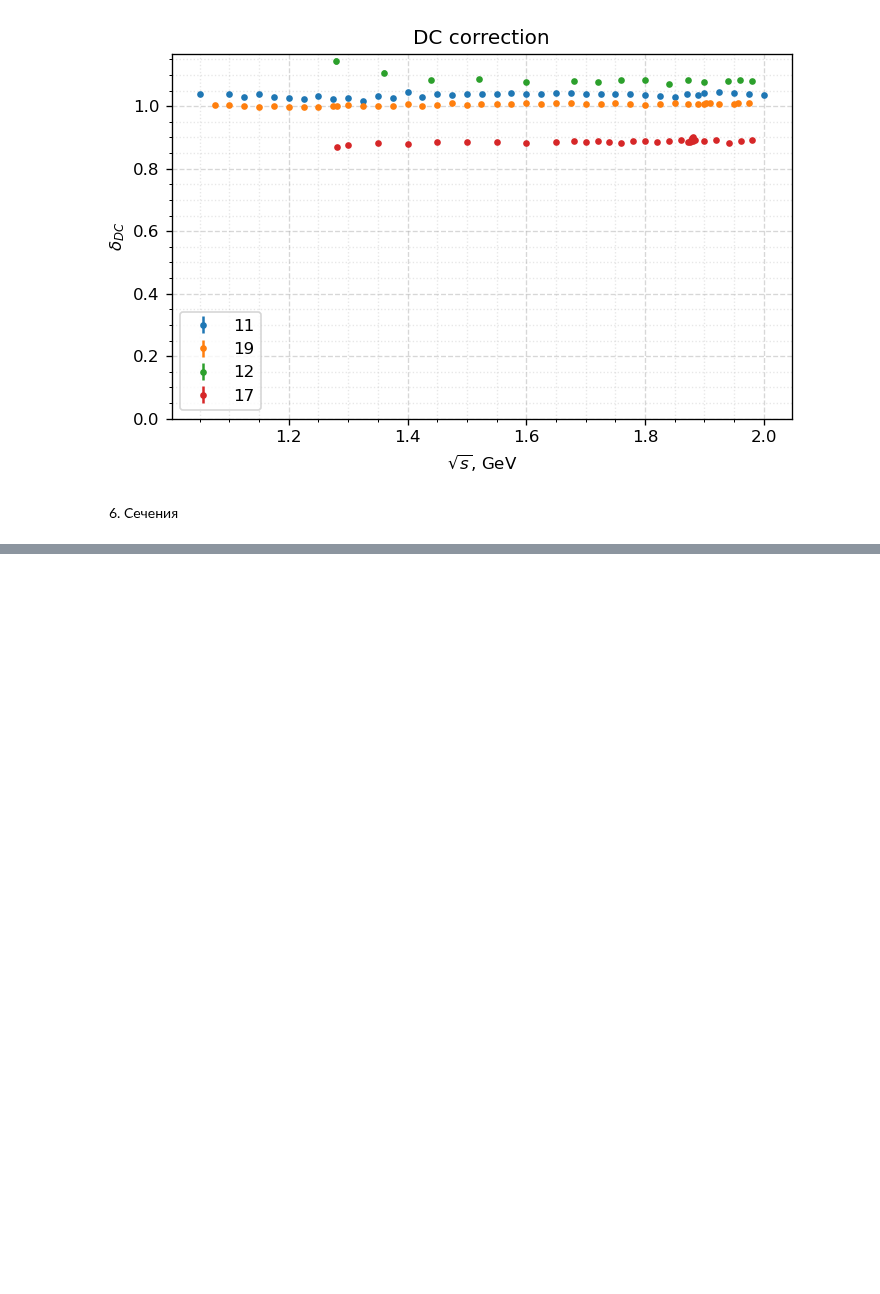
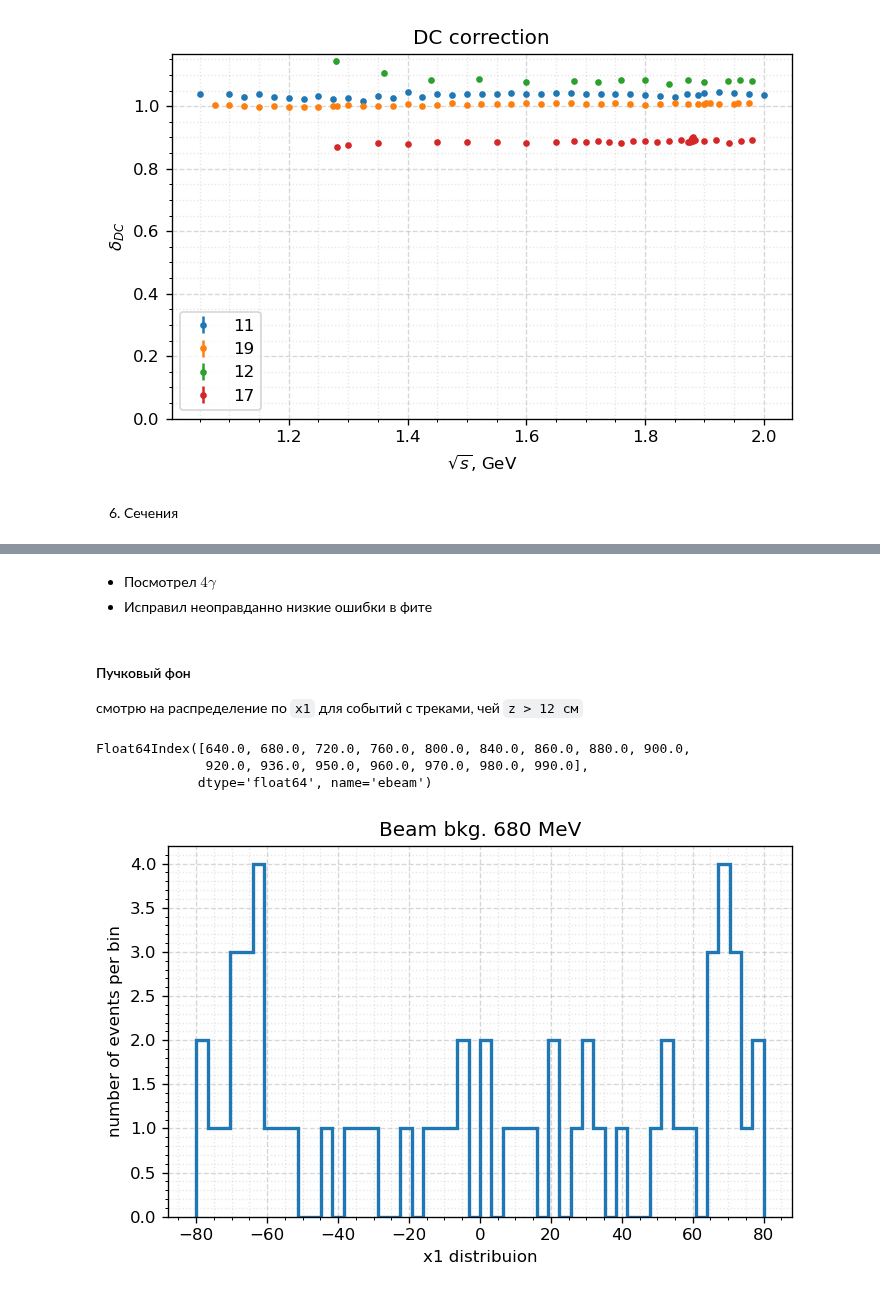
Before and after one commit to nikita-p/kskl20, a Jupyter notebook: docs/StudyReport.ipynb, the cells around one changed output, grey strips where cells are left out. Cells and saved outputs as stored; diff of their text form; code cells hidden in the pictures; blank space fills up the shorter version.

```diff
--- a/docs/StudyReport.ipynb
+++ b/docs/StudyReport.ipynb
@@ -53,10 +53,11 @@ crosses = {
 # %% [markdown]
 1. Фит теперь не по инв массе, а по оси корреляции
 # %%
-exp_tree = uproot.open(f'../trees/12/exp.root')['t']
-mc_tree = uproot.open(f'../trees/12/mc.root')['t']
-df_exp = preprocess.read_tree(exp_tree, mc=False)
-df_mc = preprocess.read_tree(mc_tree, mc=True)
+SEASON = '12'
+exp_tree = uproot.open(f'../trees/{SEASON}/exp.root')['t']
+mc_tree = uproot.open(f'../trees/{SEASON}/mc.root')['t']
+df_exp = preprocess.read_tree(exp_tree, mc=False, z_cut=None)
+df_mc = preprocess.read_tree(mc_tree, mc=True, z_cut=None)
 # %%
 energy = 800
 # %%
@@ -152,0 +160,19 @@ ax.set_yscale('symlog', linthresh=1e-3)
+# %% [markdown]
+* Посмотрел $4 \gamma$
+* Исправил неоправданно низкие ошибки в фите
+# %% [markdown]
+#### Пучковый фон
+
+смотрю на распределение по `x1` для событий с треками, чей `z > 12 см`
+# %%
+df_exp.index.unique()
+# %% [output]
+Float64Index([640.0, 680.0, 720.0, 760.0, 800.0, 840.0, 860.0, 880.0, 900.0,
+              920.0, 936.0, 950.0, 960.0, 970.0, 980.0, 990.0],
+             dtype='float64', name='ebeam')
+# %%
+e = 680
+plt.hist( df_exp.loc[(np.abs(df_exp['tz[0]']) > 12) | (np.abs(df_exp['tz[1]']) > 12)].loc[640].x1, bins=50, range=(-80, 80), histtype='step', lw=2)
+pys.my_style(f'Beam bkg. {e} MeV', 'x1 distribuion', 'number of events per bin')
+# %% [output]
+[figure, added]
```
Also changed, not shown: parts of 21 cells of this notebook, 7 other files.
